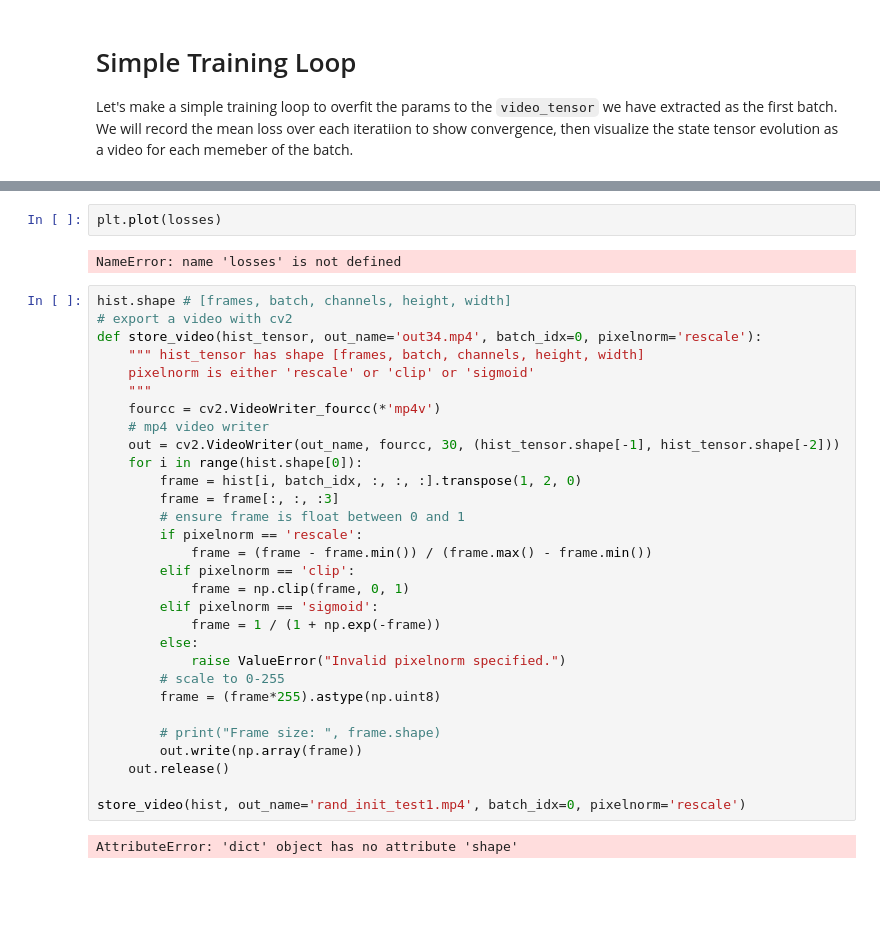
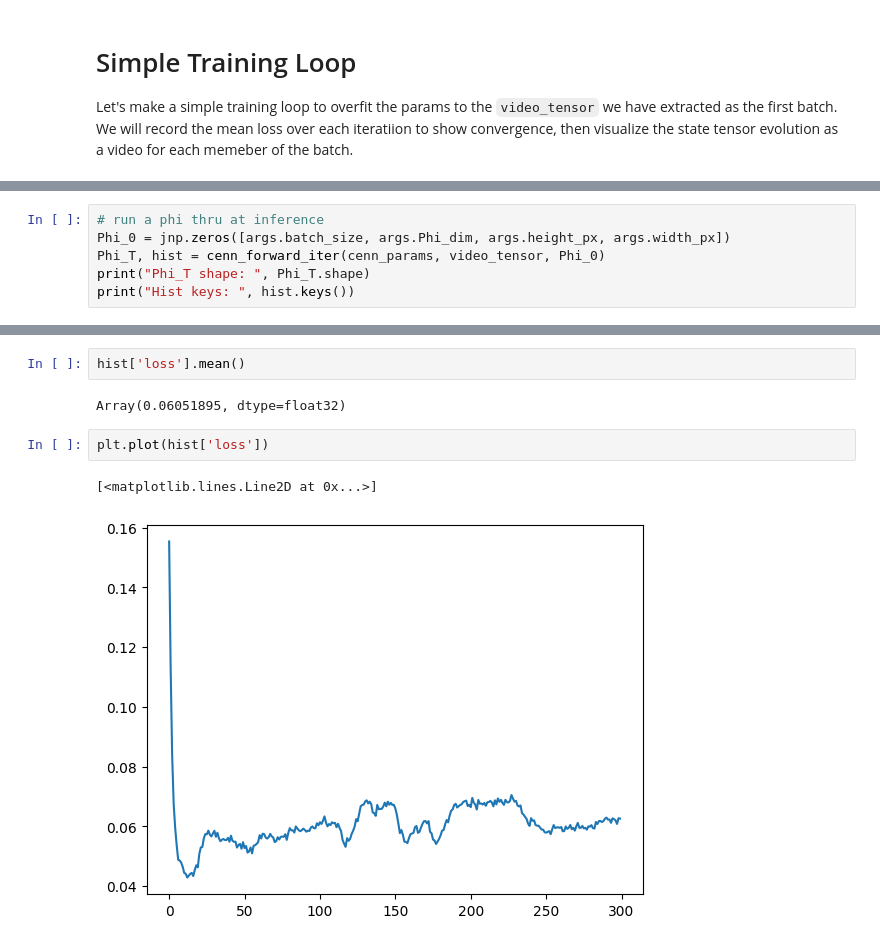
Before and after one commit to amanb2000/Computronium, a Jupyter notebook: notebooks/02_2D_Computronium.ipynb, the cells around one changed output, grey strips where cells are left out. Drawn from its saved outputs; the diff is of its cells as text; blank space fills up the shorter version.

```diff
--- a/notebooks/02_2D_Computronium.ipynb
+++ b/notebooks/02_2D_Computronium.ipynb
@@ -594,0 +705,6 @@ Phi 0 shape and batch_size:  (6, 16, 128, 128) 6
+# %%
+# run a phi thru at inference
+Phi_0 = jnp.zeros([args.batch_size, args.Phi_dim, args.height_px, args.width_px])
+Phi_T, hist = cenn_forward_iter(cenn_params, video_tensor, Phi_0)
+print("Phi_T shape: ", Phi_T.shape)
+print("Hist keys: ", hist.keys())
@@ -595,36 +753,9 @@ Phi 0 shape and batch_size:  (6, 16, 128, 128) 6
+# %%
+hist['loss'].mean()
+# %% [output]
+Array(0.06051895, dtype=float32)
 # %%
-plt.plot(losses)
+plt.plot(hist['loss'])
 # %% [output]
-NameError: name 'losses' is not defined
+[<matplotlib.lines.Line2D at 0x...>]
+[figure, added]
-# %%
-hist.shape # [frames, batch, channels, height, width]
-# export a video with cv2
-def store_video(hist_tensor, out_name='out34.mp4', batch_idx=0, pixelnorm='rescale'):
-    """ hist_tensor has shape [frames, batch, channels, height, width]
-    pixelnorm is either 'rescale' or 'clip' or 'sigmoid'
-    """
-    fourcc = cv2.VideoWriter_fourcc(*'mp4v')
-    # mp4 video writer
-    out = cv2.VideoWriter(out_name, fourcc, 30, (hist_tensor.shape[-1], hist_tensor.shape[-2]))
-    for i in range(hist.shape[0]):
-        frame = hist[i, batch_idx, :, :, :].transpose(1, 2, 0)
-        frame = frame[:, :, :3]
-        # ensure frame is float between 0 and 1
-        if pixelnorm == 'rescale':
-            frame = (frame - frame.min()) / (frame.max() - frame.min())
-        elif pixelnorm == 'clip':
-            frame = np.clip(frame, 0, 1)
-        elif pixelnorm == 'sigmoid':
-            frame = 1 / (1 + np.exp(-frame))
-        else:
-            raise ValueError("Invalid pixelnorm specified.")
-        # scale to 0-255
-        frame = (frame*255).astype(np.uint8)
-
-        # print("Frame size: ", frame.shape)
-        out.write(np.array(frame))
-    out.release()
-
-store_video(hist, out_name='rand_init_test1.mp4', batch_idx=0, pixelnorm='rescale')
-# %% [output]
-AttributeError: 'dict' object has no attribute 'shape'
```
Also changed, not shown: parts of 18 cells of this notebook.
